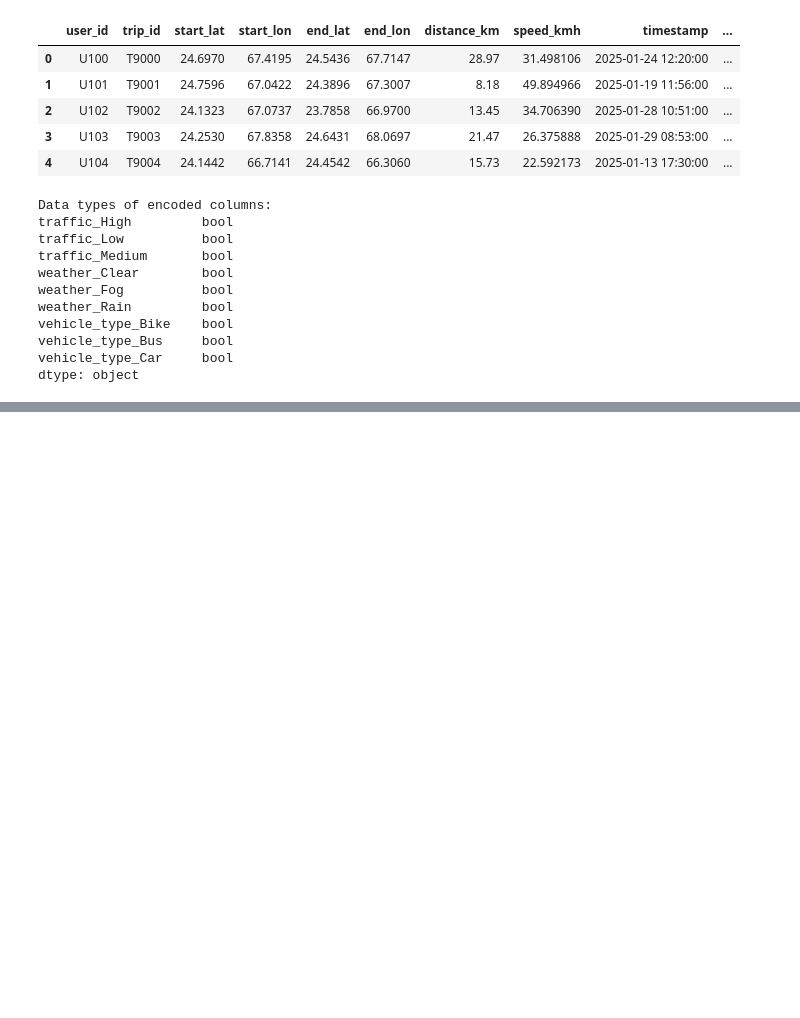
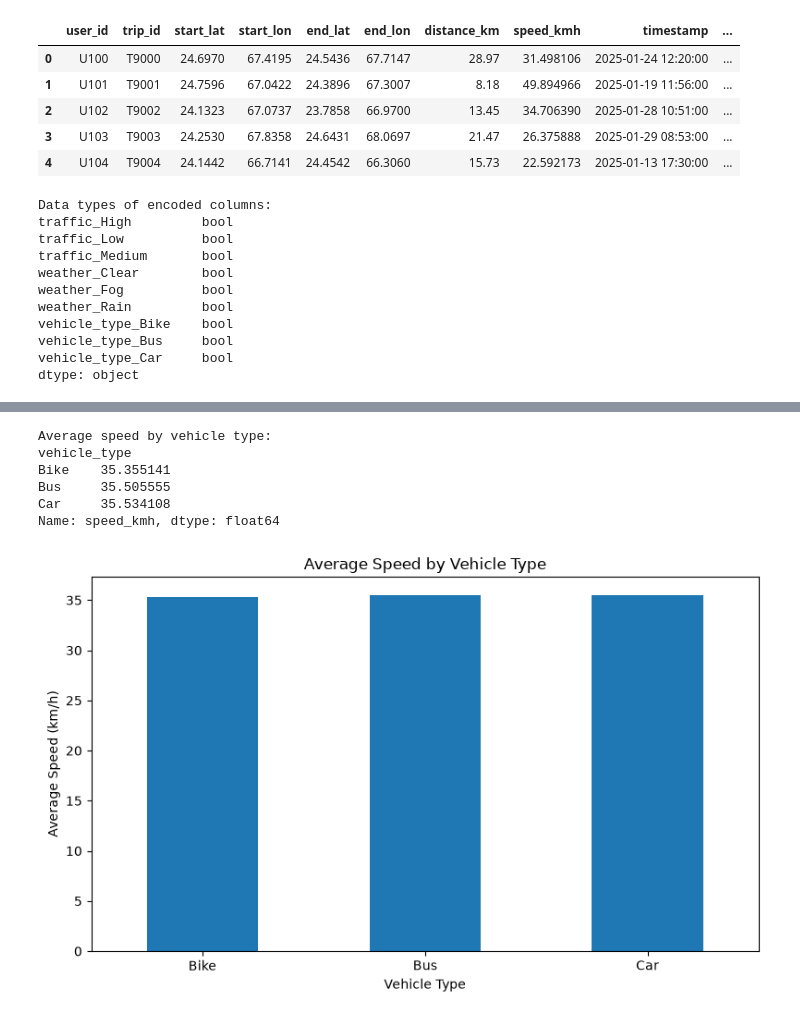
Before and after one commit to ChiragDawra/ReRouter, a Jupyter notebook: notebooks/01_data_preperation.ipynb, the cells around one changed output, grey strips where cells are left out. Cells and saved outputs as stored; diff of their text form; code cells hidden in the pictures; blank space fills up the shorter version.

```diff
--- a/notebooks/01_data_preperation.ipynb
+++ b/notebooks/01_data_preperation.ipynb
@@ -360,0 +475,30 @@ dtype: object
+# %%
+# Calculate average speed for each vehicle type
+
+vehicle_speed = df_eda.groupby("vehicle_type")["speed_kmh"].mean()
+
+print("Average speed by vehicle type:")
+print(vehicle_speed)
+# %% [output]
+Average speed by vehicle type:
+vehicle_type
+Bike    35.355141
+Bus     35.505555
+Car     35.534108
+Name: speed_kmh, dtype: float64
+# %%
+# Visualize average speed across vehicle types
+
+vehicle_speed.plot(
+    kind="bar",
+    figsize=(8, 5)
+)
+
+plt.title("Average Speed by Vehicle Type")
+plt.xlabel("Vehicle Type")
+plt.ylabel("Average Speed (km/h)")
+plt.xticks(rotation=0)
+plt.tight_layout()
+plt.show()
+# %% [output]
+[figure, added]
```
Also changed, not shown: parts of 34 cells of this notebook.
